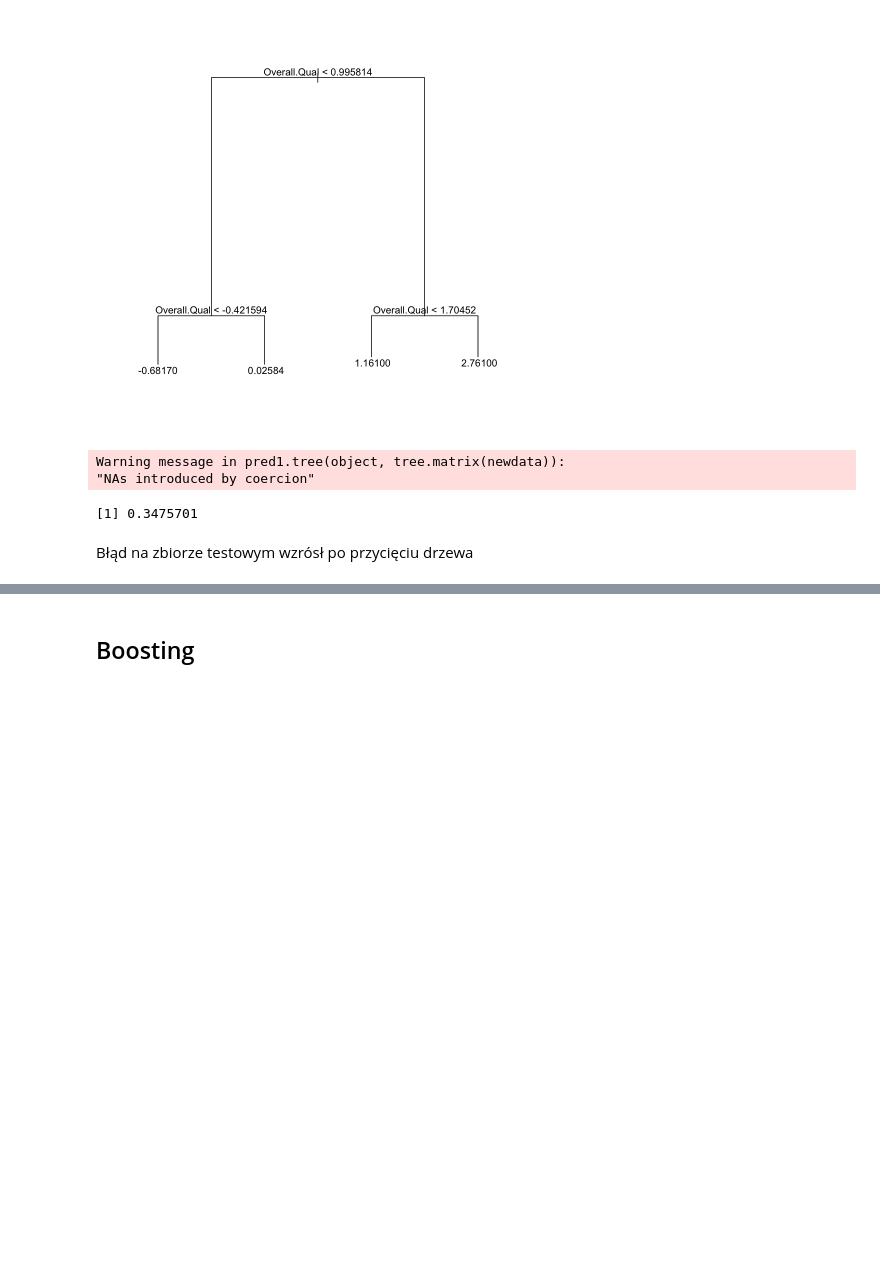
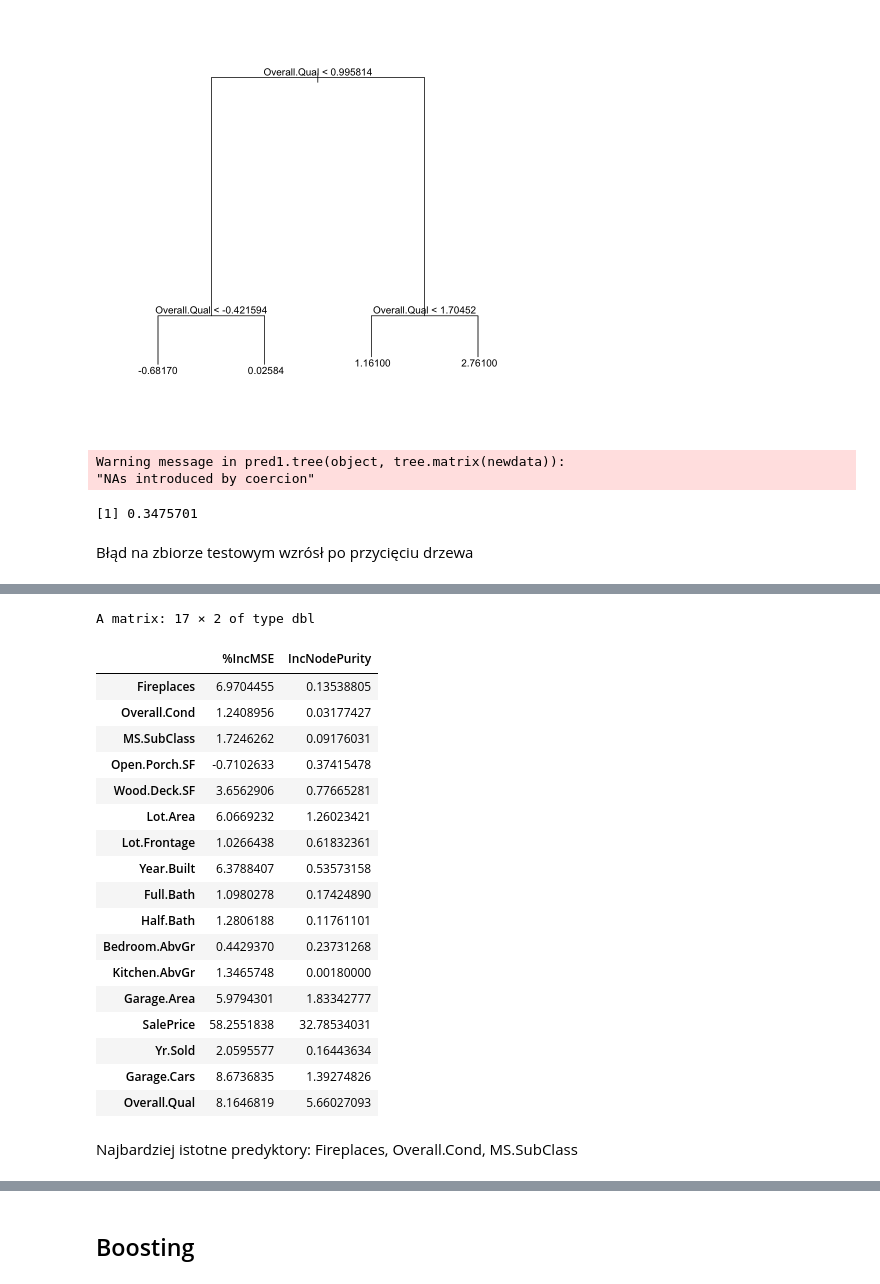
Before and after one commit to Sirtus/rmisw, a Jupyter notebook: stat/project.ipynb, the cells around one changed output, grey strips where cells are left out. Drawn from its saved outputs; the diff is of its cells as text; code cells hidden in the pictures; blank space fills up the shorter version.

```diff
--- a/stat/project.ipynb
+++ b/stat/project.ipynb
@@ -1759,0 +1788,2 @@ Błąd na zbiorze testowym wzrósł po przycięciu drzewa
+# %%
+mid = (max(data$SalePrice) + abs(min(data$SalePrice)))/2 + min(data$SalePrice)
@@ -1759,0 +1794,2 @@ Błąd na zbiorze testowym wzrósł po przycięciu drzewa
+# %%
+High_boost <- ifelse(data$SalePrice > mid, 1, 0)
@@ -1759,0 +1800,6 @@ Błąd na zbiorze testowym wzrósł po przycięciu drzewa
+# %%
+set.seed(2)
+medv_rf <- randomForest(High_boost ~ . , data = data_numeric, subset = train,
+                         importance = TRUE)
+medv_pred_rf <- predict(medv_rf, newdata = data_numeric[-train,])
+mean((medv_pred_rf - High_boost[-train])^2)
@@ -1759,0 +1810,24 @@ Błąd na zbiorze testowym wzrósł po przycięciu drzewa
+# %%
+importance(medv_rf)
+# %% [output]
+A matrix: 17 × 2 of type dbl
+|  | %IncMSE | IncNodePurity |
+| Fireplaces | 6.9704455 | 0.13538805 |
+| Overall.Cond | 1.2408956 | 0.03177427 |
+| MS.SubClass | 1.7246262 | 0.09176031 |
+| Open.Porch.SF | -0.7102633 | 0.37415478 |
+| Wood.Deck.SF | 3.6562906 | 0.77665281 |
+| Lot.Area | 6.0669232 | 1.26023421 |
+| Lot.Frontage | 1.0266438 | 0.61832361 |
+| Year.Built | 6.3788407 | 0.53573158 |
+| Full.Bath | 1.0980278 | 0.17424890 |
+| Half.Bath | 1.2806188 | 0.11761101 |
+| Bedroom.AbvGr | 0.4429370 | 0.23731268 |
+| Kitchen.AbvGr | 1.3465748 | 0.00180000 |
+| Garage.Area | 5.9794301 | 1.83342777 |
+| SalePrice | 58.2551838 | 32.78534031 |
+| Yr.Sold | 2.0595577 | 0.16443634 |
+| Garage.Cars | 8.6736835 | 1.39274826 |
+| Overall.Qual | 8.1646819 | 5.66027093 |
+# %% [markdown]
+Najbardziej istotne predyktory: Fireplaces, Overall.Cond, MS.SubClass
```
Also changed, not shown: parts of 24 cells of this notebook.
